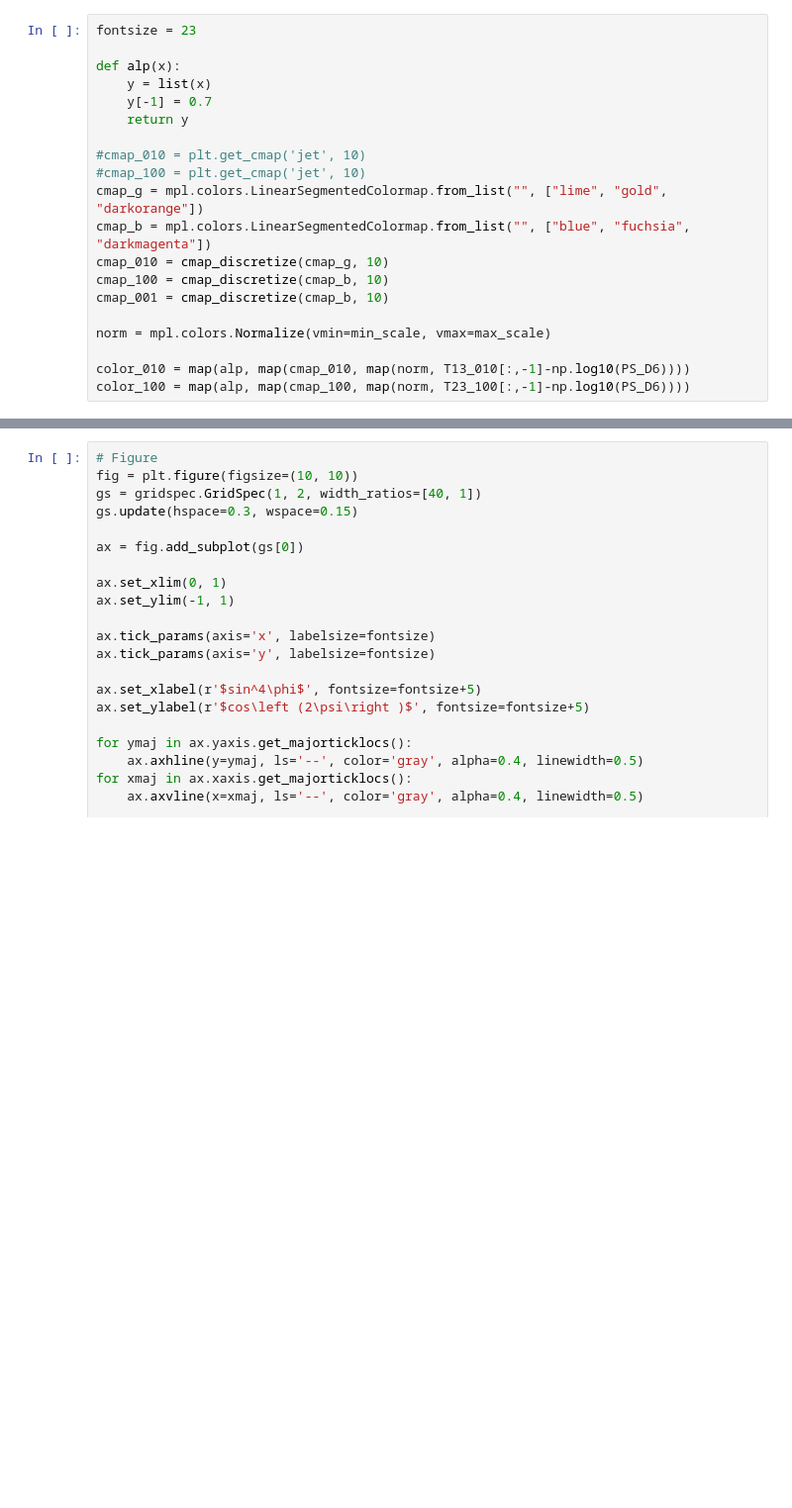
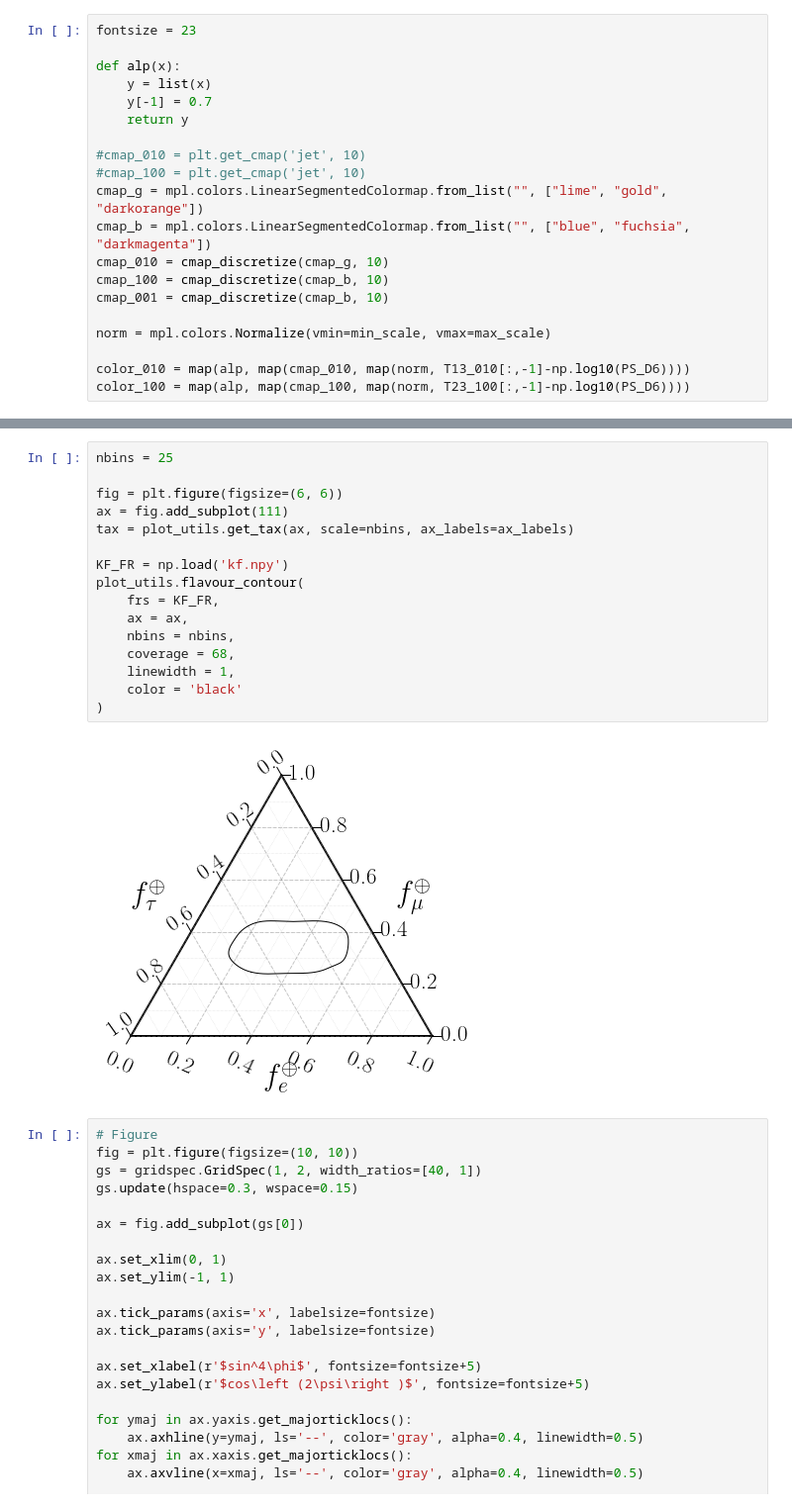
Before and after one commit to ShiveshM/GolemFlavor, a Jupyter notebook: plot_llh/trajectory.ipynb, the cells around one changed output, grey strips where cells are left out. Shown at 99% size. Saved outputs shown, nothing was run; the diff lists cells and outputs as text; blank space fills up the shorter version.

```diff
--- a/plot_llh/trajectory.ipynb
+++ b/plot_llh/trajectory.ipynb
@@ -349,4 +352,22 @@ fig.savefig('./plots/fig2.png', bbox_inches='tight', dpi=150)
 [figure]
+# %%
+nbins = 25
+
+fig = plt.figure(figsize=(6, 6))
+ax = fig.add_subplot(111)
+tax = plot_utils.get_tax(ax, scale=nbins, ax_labels=ax_labels)
+
+KF_FR = np.load('kf.npy')
+plot_utils.flavour_contour(
+    frs = KF_FR,
+    ax = ax,
+    nbins = nbins,
+    coverage = 68,
+    linewidth = 1,
+    color = 'black'
+)
+# %% [output]
+[figure, added]
 # %%
 # Figure
 fig = plt.figure(figsize=(10, 10))
```
Also changed, not shown: parts of 2 cells of this notebook, 17 other files.
